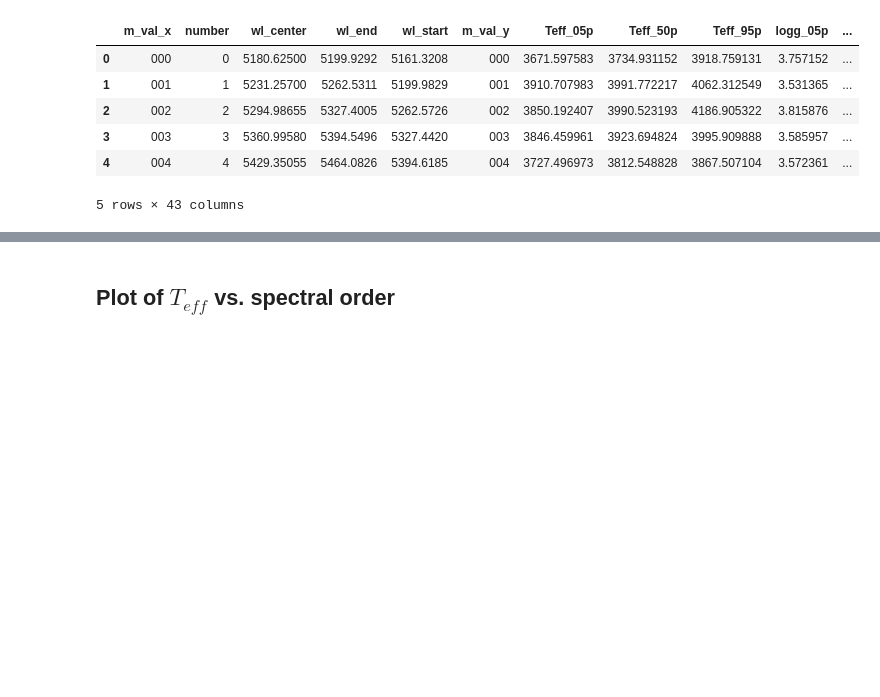
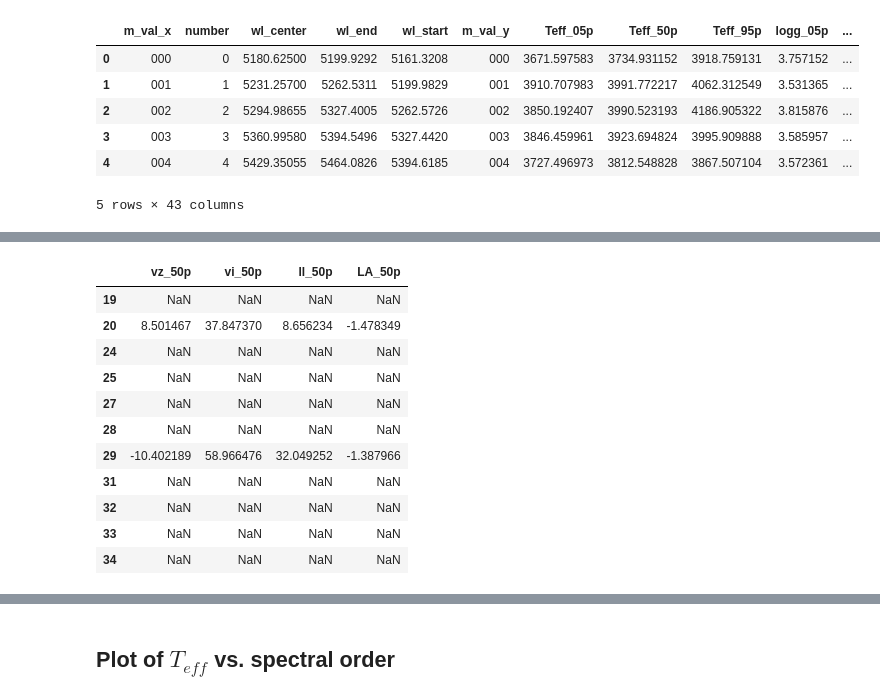
Before and after one commit to BrownDwarf/welter, a Jupyter notebook: notebooks/welter_issue005-03_Measured_Teff_vs_order_K_and_optical.ipynb, the cells around one changed output, grey strips where cells are left out. Cells and saved outputs as stored; diff of their text form; code cells hidden in the pictures; blank space fills up the shorter version.

```diff
--- a/notebooks/welter_issue005-03_Measured_Teff_vs_order_K_and_optical.ipynb
+++ b/notebooks/welter_issue005-03_Measured_Teff_vs_order_K_and_optical.ipynb
@@ -106,0 +143,15 @@ merged.head()
+# %%
+merged[~gi][['vz_50p', 'vi_50p', 'll_50p', 'LA_50p']]
+# %% [output]
+|  | vz_50p | vi_50p | ll_50p | LA_50p |
+| 19 | NaN | NaN | NaN | NaN |
+| 20 | 8.501467 | 37.847370 | 8.656234 | -1.478349 |
+| 24 | NaN | NaN | NaN | NaN |
+| 25 | NaN | NaN | NaN | NaN |
+| 27 | NaN | NaN | NaN | NaN |
+| 28 | NaN | NaN | NaN | NaN |
+| 29 | -10.402189 | 58.966476 | 32.049252 | -1.387966 |
+| 31 | NaN | NaN | NaN | NaN |
+| 32 | NaN | NaN | NaN | NaN |
+| 33 | NaN | NaN | NaN | NaN |
+| 34 | NaN | NaN | NaN | NaN |
```
Also changed, not shown: parts of 11 cells of this notebook, 2 other files.
